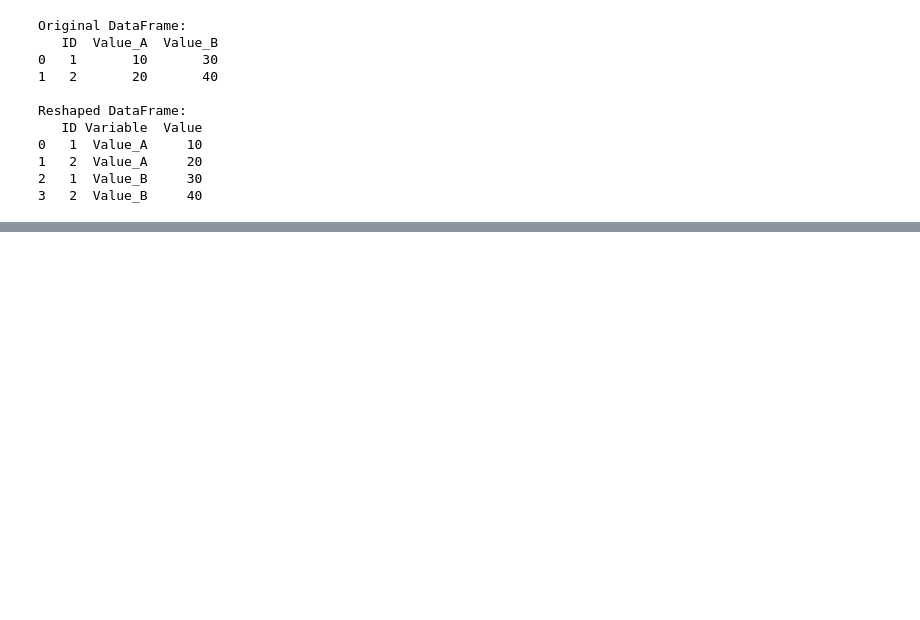
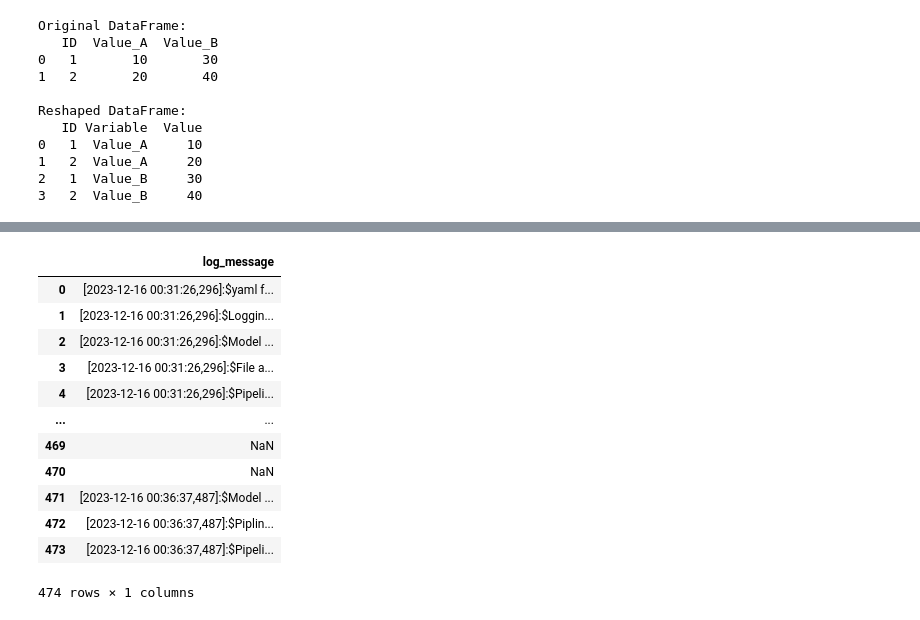
Before and after one commit to ArunKhare/FraudDetection, a Jupyter notebook: notebook/trial3.ipynb, the cells around one changed output, grey strips where cells are left out. Cells and saved outputs as stored; diff of their text form; code cells hidden in the pictures; blank space fills up the shorter version.

```diff
--- a/notebook/trial3.ipynb
+++ b/notebook/trial3.ipynb
@@ -466,0 +529,27 @@ Reshaped DataFrame:
+# %%
+def get_log_dataframe(file_path):
+    data = []
+    with open(file_path) as log_file:
+        for line in log_file.readlines():
+            data.append(line.split("^;"))
+    log_df = pd.DataFrame(data)
+    columns = ["Time Stamp", "Log Level", "line number", "file name", "function name", "message"]
+    log_df.columns = columns
+    log_df["log_message"] = log_df['Time Stamp'].astype(str) + ":$" + log_df["message"]
+    return log_df[["log_message"]]
+
+get_log_dataframe(log_file_path)
+# %% [output]
+|  | log_message |
+| 0 | [2023-12-16 00:31:26,296]:$yaml f... |
+| 1 | [2023-12-16 00:31:26,296]:$Loggin... |
+| 2 | [2023-12-16 00:31:26,296]:$Model ... |
+| 3 | [2023-12-16 00:31:26,296]:$File a... |
+| 4 | [2023-12-16 00:31:26,296]:$Pipeli... |
+| ... | ... |
+| 469 | NaN |
+| 470 | NaN |
+| 471 | [2023-12-16 00:36:37,487]:$Model ... |
+| 472 | [2023-12-16 00:36:37,487]:$Piplin... |
+| 473 | [2023-12-16 00:36:37,487]:$Pipeli... |
+474 rows × 1 columns
```
Also changed, not shown: parts of 28 cells of this notebook, 1 other file.
